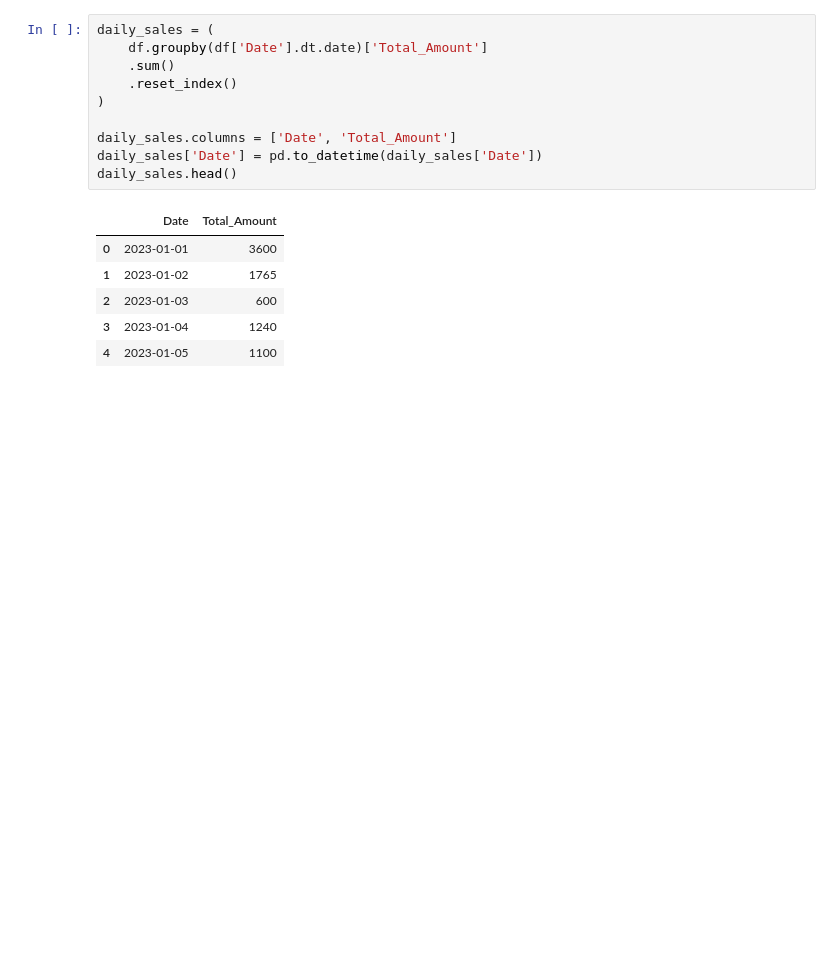
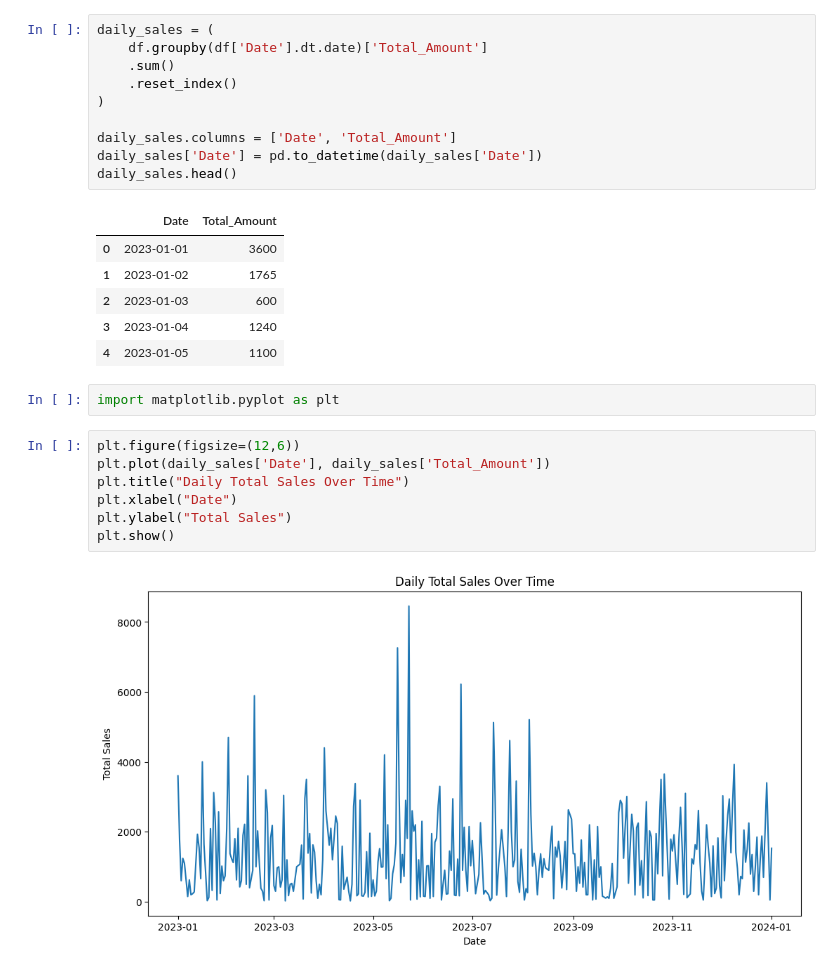
Before and after one commit to 0sinach1/data-and-ai-portfolio, a Jupyter notebook: 2026/2026-03-sales-forecasting/notebooks/forecatsing-analysis.ipynb, the cells around one changed output. Cells and saved outputs as stored; diff of their text form; blank space fills up the shorter version.

Commit message:
first visual

```diff
--- a/2026/2026-03-sales-forecasting/notebooks/forecatsing-analysis.ipynb
+++ b/2026/2026-03-sales-forecasting/notebooks/forecatsing-analysis.ipynb
@@ -37,3 +37,14 @@ daily_sales.head()
 | 2 | 2023-01-03 | 600 |
 | 3 | 2023-01-04 | 1240 |
 | 4 | 2023-01-05 | 1100 |
+# %%
+import matplotlib.pyplot as plt
+# %%
+plt.figure(figsize=(12,6))
+plt.plot(daily_sales['Date'], daily_sales['Total_Amount'])
+plt.title("Daily Total Sales Over Time")
+plt.xlabel("Date")
+plt.ylabel("Total Sales")
+plt.show()
+# %% [output]
+[figure, added]
```
